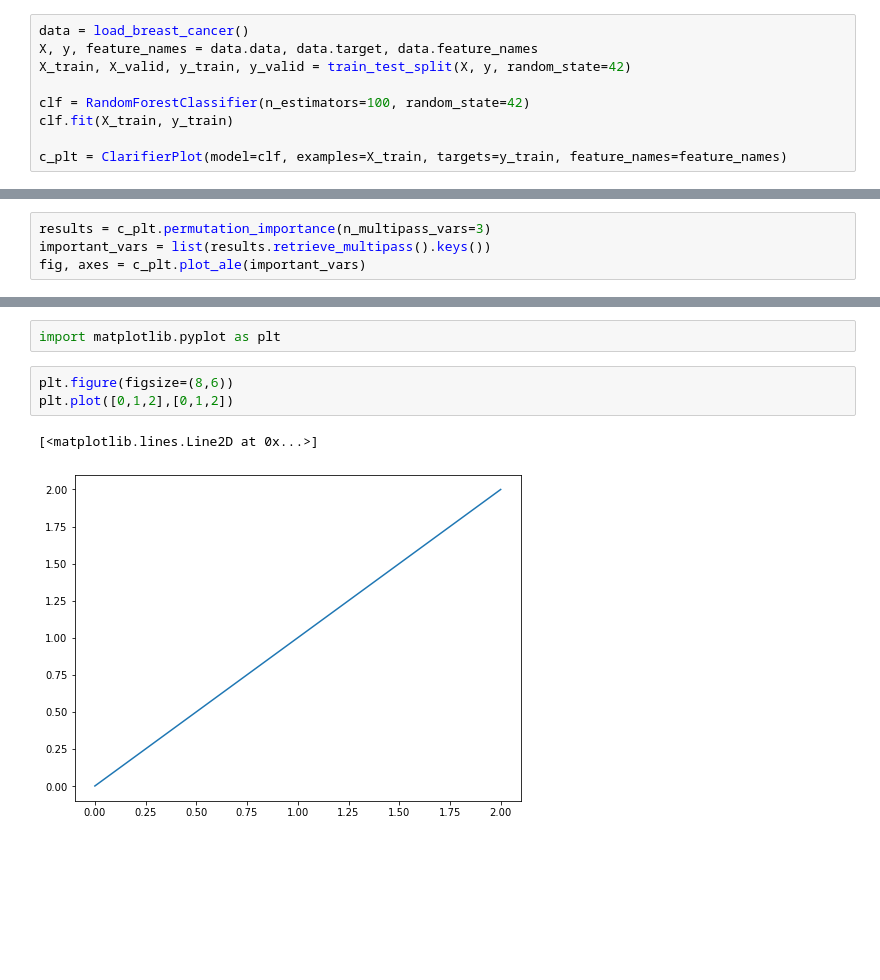
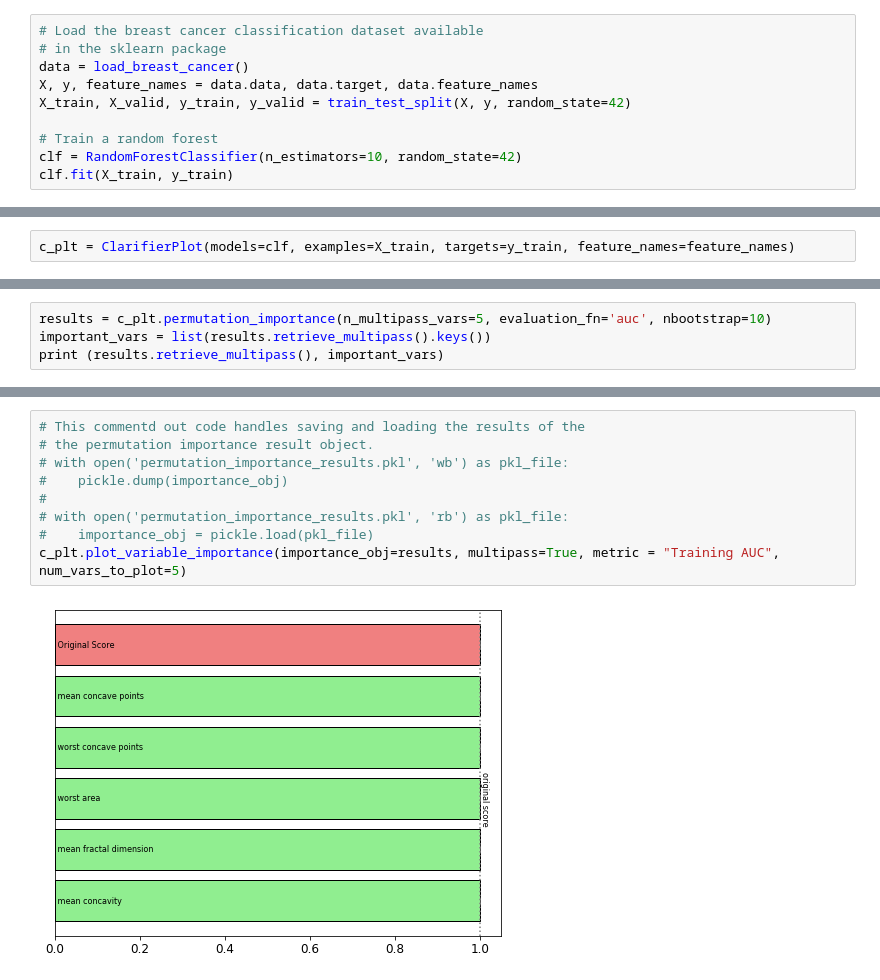
Before and after one commit to monte-flora/scikit-explain, a Jupyter notebook: tutorial.ipynb, the cells around one changed output, grey strips where cells are left out. Drawn from its saved outputs; the diff is of its cells as text; blank space fills up the shorter version.

```diff
--- a/tutorial.ipynb
+++ b/tutorial.ipynb
@@ -10,9 +12,10 @@ import pandas as pd
 # %%
+# Load the breast cancer classification dataset available
+# in the sklearn package
 data = load_breast_cancer()
 X, y, feature_names = data.data, data.target, data.feature_names
 X_train, X_valid, y_train, y_valid = train_test_split(X, y, random_state=42)
 
-clf = RandomForestClassifier(n_estimators=100, random_state=42)
+# Train a random forest
+clf = RandomForestClassifier(n_estimators=10, random_state=42)
 clf.fit(X_train, y_train)
-
-c_plt = ClarifierPlot(model=clf, examples=X_train, targets=y_train, feature_names=feature_names)
@@ -18,0 +36,2 @@ c_plt = ClarifierPlot(model=clf, examples=X_train, targets=y_train, feature_name
+# %%
+c_plt = ClarifierPlot(models=clf, examples=X_train, targets=y_train, feature_names=feature_names)
@@ -19,5 +42,5 @@ c_plt = ClarifierPlot(model=clf, examples=X_train, targets=y_train, feature_name
 # %%
-results = c_plt.permutation_importance(n_multipass_vars=3)
+results = c_plt.permutation_importance(n_multipass_vars=5, evaluation_fn='auc', nbootstrap=10)
 important_vars = list(results.retrieve_multipass().keys())
-fig, axes = c_plt.plot_ale(important_vars)
+print (results.retrieve_multipass(), important_vars)
 # %% [output]
@@ -30,8 +60,11 @@ Starting on the important variable 2 out of 3...
-# %%
-import matplotlib.pyplot as plt
-# %%
-plt.figure(figsize=(8,6))
-plt.plot([0,1,2],[0,1,2])
-# %% [output]
-[<matplotlib.lines.Line2D at 0x...>]
-[figure, removed]
+# %%
+# This commentd out code handles saving and loading the results of the
+# the permutation importance result object.
+# with open('permutation_importance_results.pkl', 'wb') as pkl_file:
+#    pickle.dump(importance_obj)
+#
+# with open('permutation_importance_results.pkl', 'rb') as pkl_file:
+#    importance_obj = pickle.load(pkl_file)
+c_plt.plot_variable_importance(importance_obj=results, multipass=True, metric = "Training AUC", num_vars_to_plot=5)
+# %% [output]
+[figure, added]
```
Also changed, not shown: parts of 15 cells of this notebook, 2 other files.
